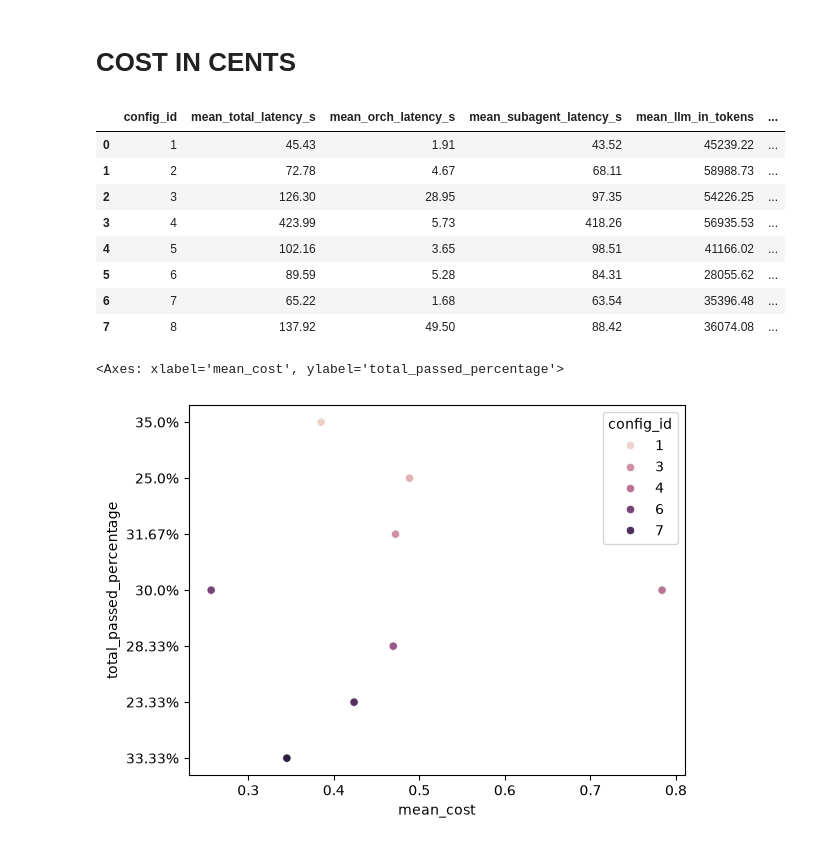
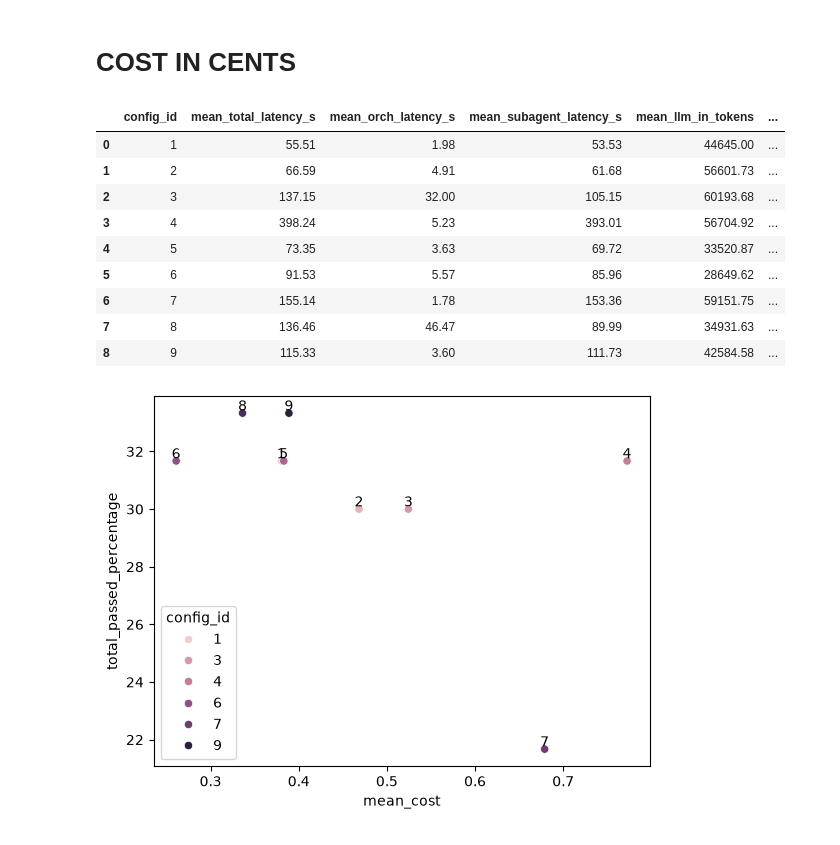
Before and after one commit to MikeStefas/llm_fdm_agents, a Jupyter notebook: analysis.ipynb, the cells around one changed output. Saved outputs shown, nothing was run; the diff lists cells and outputs as text; code cells hidden in the pictures.

Commit message:
added gemini for video viewing.fixed data leakage.Completed final run

```diff
--- a/analysis.ipynb
+++ b/analysis.ipynb
@@ -31,7 +31,7 @@ for idx, row in res.iterrows():
 accuracy_df = pd.DataFrame(accuracy_list)
 
 conf_accuracy_results = []
-for i in range(1,9):
+for i in range(1,10):
     df = accuracy_df[accuracy_df['config_id'] == i]
 
     lvl1 = df[df['Level'] == 1].passed.value_counts()[True]
@@ -41,10 +41,11 @@ for i in range(1,9):
             'config_id' : i,
             'lvl1_passed' : lvl1,
             'lvl2_passed' : lvl2,
-            'total_passed_percentage' : str(round(((lvl1 + lvl2) /len(df)) * 100 , 2)) + "%"
+            'total_passed_percentage' : round(((lvl1 + lvl2) /len(df)) * 100 , 2)
         }
     )
 conf_accuracy_results = pd.DataFrame(conf_accuracy_results)
+conf_accuracy_results
 # %% [output]
 Evaluating cornstarch, granulated sugar, lemon juice, ripe strawberries, vanilla extract as a comma separated list.
 Evaluating 1 as a number.
@@ -67,9 +78,9 @@ Evaluating 0 as a number.
 # ANALYSING LOGS
 # %%
 all_dfs = []
-for conf in range(1, 9):
+for conf in range(1, 10):
     folder_path = f"results/mas_{conf}"
-    for filename in os.listdir(folder_path):
+    for filename in sorted(os.listdir(folder_path)):
         if filename.endswith(".csv"):
             file_path = os.path.join(folder_path, filename)
             df_task = pd.read_csv(file_path)
@@ -173,22 +184,34 @@ metrics_df["mean_cost"] = (
 )
 
 metrics_df["total_benchmark_cost"] = metrics_df["mean_cost"] * 60
+
+metrics_df["acc_per_min"] = (metrics_df["total_passed_percentage"] / metrics_df["mean_total_latency_s"]) * 60
+metrics_df["acc_per_cent"] = metrics_df["total_passed_percentage"] / metrics_df["mean_cost"]
 # %%
 metrics_df.round(2)
 # %% [output]
 |  | config_id | mean_total_latency_s | mean_orch_latency_s | mean_subagent_latency_s | mean_llm_in_tokens | ... |
-| 0 | 1 | 45.43 | 1.91 | 43.52 | 45239.22 | ... |
-| 1 | 2 | 72.78 | 4.67 | 68.11 | 58988.73 | ... |
-| 2 | 3 | 126.30 | 28.95 | 97.35 | 54226.25 | ... |
-| 3 | 4 | 423.99 | 5.73 | 418.26 | 56935.53 | ... |
-| 4 | 5 | 102.16 | 3.65 | 98.51 | 41166.02 | ... |
-| 5 | 6 | 89.59 | 5.28 | 84.31 | 28055.62 | ... |
-| 6 | 7 | 65.22 | 1.68 | 63.54 | 35396.48 | ... |
-| 7 | 8 | 137.92 | 49.50 | 88.42 | 36074.08 | ... |
+| 0 | 1 | 55.51 | 1.98 | 53.53 | 44645.00 | ... |
+| 1 | 2 | 66.59 | 4.91 | 61.68 | 56601.73 | ... |
+| 2 | 3 | 137.15 | 32.00 | 105.15 | 60193.68 | ... |
+| 3 | 4 | 398.24 | 5.23 | 393.01 | 56704.92 | ... |
+| 4 | 5 | 73.35 | 3.63 | 69.72 | 33520.87 | ... |
+| 5 | 6 | 91.53 | 5.57 | 85.96 | 28649.62 | ... |
+| 6 | 7 | 155.14 | 1.78 | 153.36 | 59151.75 | ... |
+| 7 | 8 | 136.46 | 46.47 | 89.99 | 34931.63 | ... |
+| 8 | 9 | 115.33 | 3.60 | 111.73 | 42584.58 | ... |
 # %%
 import seaborn as sns
-# Acc vs Cost
-sns.scatterplot(data=metrics_df, x="mean_cost", y="total_passed_percentage", hue="config_id")
+import matplotlib.pyplot as plt
+
+ax = sns.scatterplot(data=metrics_df, x="mean_cost", y="total_passed_percentage", hue="config_id")
+for _, row in metrics_df.iterrows():
+    ax.annotate(
+        text=str(int(row["config_id"])),
+        xy=(row["mean_cost"], row["total_passed_percentage"]),
+        xytext=(0, 2),
+        textcoords="offset points",
+        ha="center",
+    )
 # %% [output]
-<Axes: xlabel='mean_cost', ylabel='total_passed_percentage'>
-[figure, old version]
+[figure, new version]
```
Also changed, not shown: parts of 9 cells of this notebook, 4 other files.
